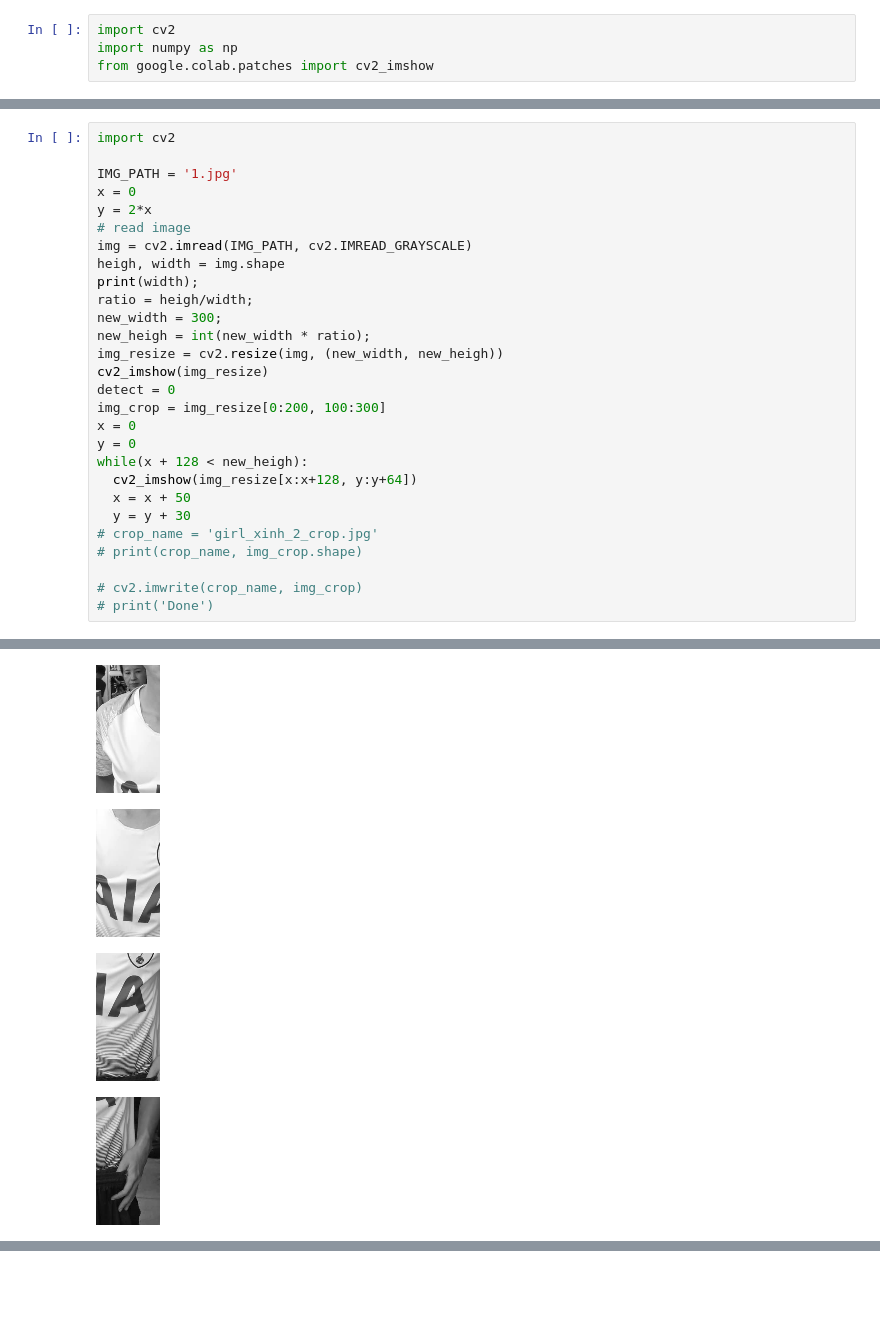
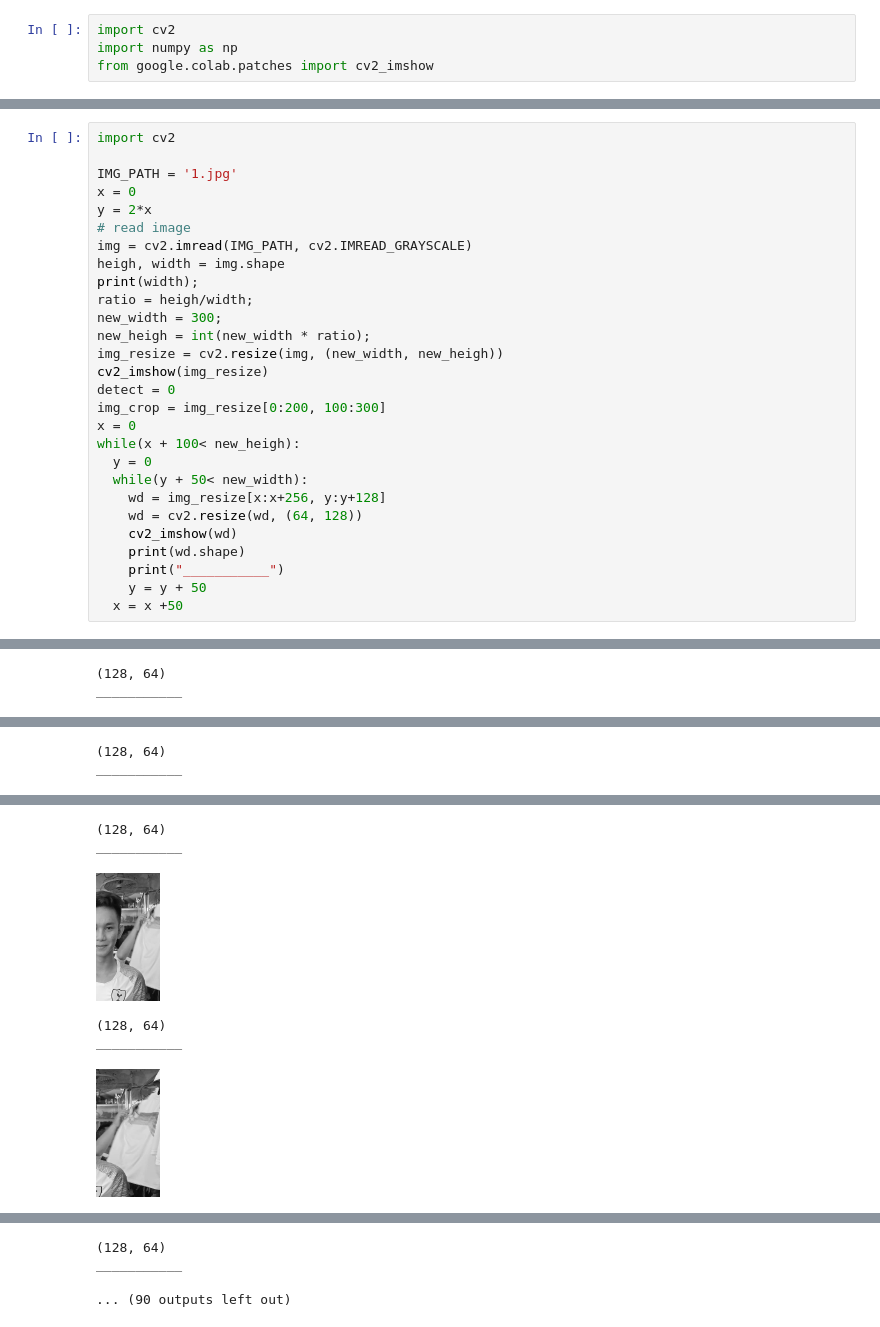
Before and after one commit to ntploc0910/CS114.K21, a Jupyter notebook: detection.ipynb, the cells around one changed output, grey strips where cells are left out. Cells and saved outputs as stored; diff of their text form; blank space fills up the shorter version.

```diff
--- a/detection.ipynb
+++ b/detection.ipynb
@@ -25,16 +24,16 @@ cv2_imshow(img_resize)
 detect = 0
 img_crop = img_resize[0:200, 100:300]
 x = 0
-y = 0
-while(x + 128 < new_heigh):
-  cv2_imshow(img_resize[x:x+128, y:y+64])
-  x = x + 50
-  y = y + 30
-# crop_name = 'girl_xinh_2_crop.jpg'
-# print(crop_name, img_crop.shape)
-
-# cv2.imwrite(crop_name, img_crop)
-# print('Done')
+while(x + 100< new_heigh):
+  y = 0
+  while(y + 50< new_width):
+    wd = img_resize[x:x+256, y:y+128]
+    wd = cv2.resize(wd, (64, 128))
+    cv2_imshow(wd)
+    print(wd.shape)
+    print("___________")
+    y = y + 50
+  x = x +50
 # %% [output]
 960
 [figure]
@@ -41,0 +41,2 @@ while(x + 128 < new_heigh):
+(128, 64)
+___________
@@ -42,0 +44,2 @@ while(x + 128 < new_heigh):
+(128, 64)
+___________
@@ -44,4 +47,6 @@ while(x + 128 < new_heigh):
+(128, 64)
+___________
-[figure, old version]
+[figure, new version]
+(128, 64)
+___________
-[figure, old version]
+[figure, new version]
-[figure, removed]
-[figure, removed]
@@ -49,0 +53,3 @@ while(x + 128 < new_heigh):
+(128, 64)
+___________
+... (90 outputs left out)
```
Also changed, not shown: parts of 2 cells of this notebook.
